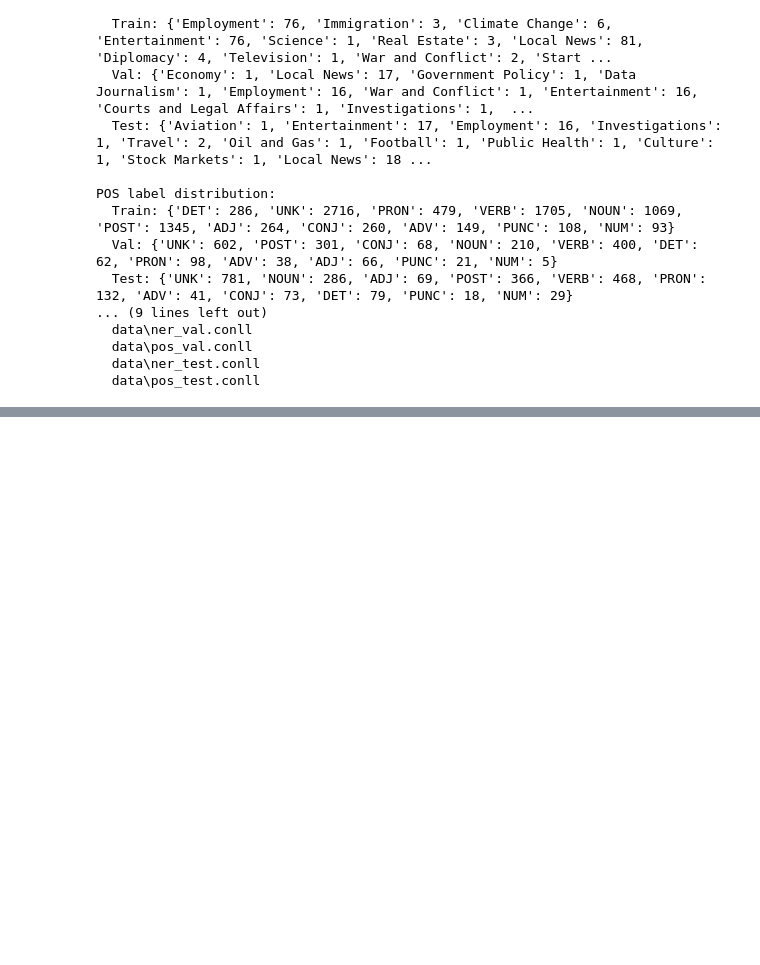
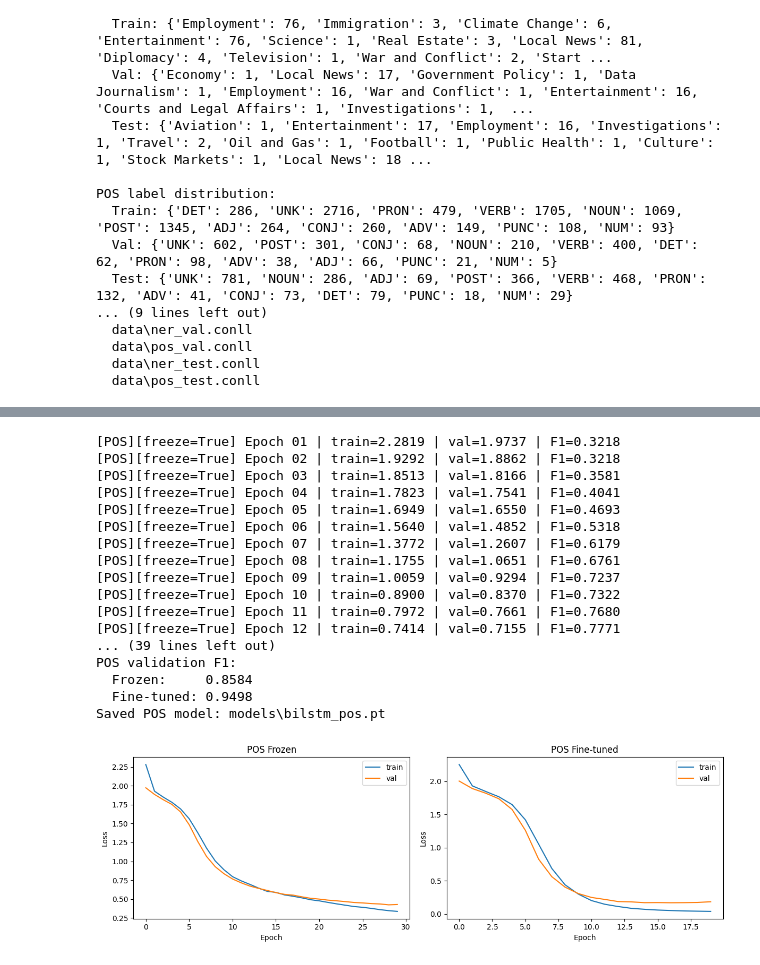
Before and after one commit to Muddassir-Asghar/NLP-Assignment-2, a Jupyter notebook: i23-2577_Assignment2_DS-A.ipynb, the cells around one changed output, grey strips where cells are left out. Cells and saved outputs as stored; diff of their text form; code cells hidden in the pictures; blank space fills up the shorter version.

Commit message:
BiLSTM

```diff
--- a/i23-2577_Assignment2_DS-A.ipynb
+++ b/i23-2577_Assignment2_DS-A.ipynb
@@ -1805,0 +2287,70 @@ POS label distribution:
+# %%
+# BiLSTM Cell 6: Train POS (frozen + fine-tuned), save best model, and plot losses
+pos_frozen = run_pos_experiment(freeze_emb=True)
+pos_tuned = run_pos_experiment(freeze_emb=False)
+
+best_pos = pos_tuned if pos_tuned["best_f1"] >= pos_frozen["best_f1"] else pos_frozen
+
+pos_ckpt = {
+    "model_type": "BiLSTM_POS",
+    "embedding_source": "embeddings/embeddings_w2v.npy (C3)",
+    "best_mode": "fine_tuned" if not best_pos["freeze_emb"] else "frozen",
+    "best_val_f1": float(best_pos["best_f1"]),
+    "best_epoch": int(best_pos["best_epoch"]),
+    "hyperparams": {
+        "hidden_size": HIDDEN_SIZE,
+        "num_layers": NUM_LAYERS,
+        "dropout": DROPOUT,
+        "lr": LR,
+        "weight_decay": WEIGHT_DECAY,
+        "batch_size": BATCH_SIZE,
+        "patience": PATIENCE,
+        "max_epochs": MAX_EPOCHS,
+    },
+    "tag2idx": best_pos["tag2idx"],
+    "word2idx_path": str(WORD2IDX_OUT).replace('\\\\', '/'),
+    "state_dict": best_pos["best_state"],
+}
+torch.save(pos_ckpt, POS_MODEL_OUT)
+
+print("POS validation F1:")
+print(f"  Frozen:     {pos_frozen['best_f1']:.4f}")
+print(f"  Fine-tuned: {pos_tuned['best_f1']:.4f}")
+print("Saved POS model:", POS_MODEL_OUT)
+
+fig, axes = plt.subplots(1, 2, figsize=(12, 4))
+axes[0].plot(pos_frozen["train_losses"], label="train")
+axes[0].plot(pos_frozen["val_losses"], label="val")
+axes[0].set_title("POS Frozen")
+axes[0].set_xlabel("Epoch")
+axes[0].set_ylabel("Loss")
+axes[0].legend()
+
+axes[1].plot(pos_tuned["train_losses"], label="train")
+axes[1].plot(pos_tuned["val_losses"], label="val")
+axes[1].set_title("POS Fine-tuned")
+axes[1].set_xlabel("Epoch")
+axes[1].set_ylabel("Loss")
+axes[1].legend()
+
+plt.tight_layout()
+plt.show()
+# %% [output]
+[POS][freeze=True] Epoch 01 | train=2.2819 | val=1.9737 | F1=0.3218
+[POS][freeze=True] Epoch 02 | train=1.9292 | val=1.8862 | F1=0.3218
+[POS][freeze=True] Epoch 03 | train=1.8513 | val=1.8166 | F1=0.3581
+[POS][freeze=True] Epoch 04 | train=1.7823 | val=1.7541 | F1=0.4041
+[POS][freeze=True] Epoch 05 | train=1.6949 | val=1.6550 | F1=0.4693
+[POS][freeze=True] Epoch 06 | train=1.5640 | val=1.4852 | F1=0.5318
+[POS][freeze=True] Epoch 07 | train=1.3772 | val=1.2607 | F1=0.6179
+[POS][freeze=True] Epoch 08 | train=1.1755 | val=1.0651 | F1=0.6761
+[POS][freeze=True] Epoch 09 | train=1.0059 | val=0.9294 | F1=0.7237
+[POS][freeze=True] Epoch 10 | train=0.8900 | val=0.8370 | F1=0.7322
+[POS][freeze=True] Epoch 11 | train=0.7972 | val=0.7661 | F1=0.7680
+[POS][freeze=True] Epoch 12 | train=0.7414 | val=0.7155 | F1=0.7771
+... (39 lines left out)
+POS validation F1:
+  Frozen:     0.8584
+  Fine-tuned: 0.9498
+Saved POS model: models\bilstm_pos.pt
+[figure, added]
```
Also changed, not shown: parts of 18 cells of this notebook, 1 other file.
